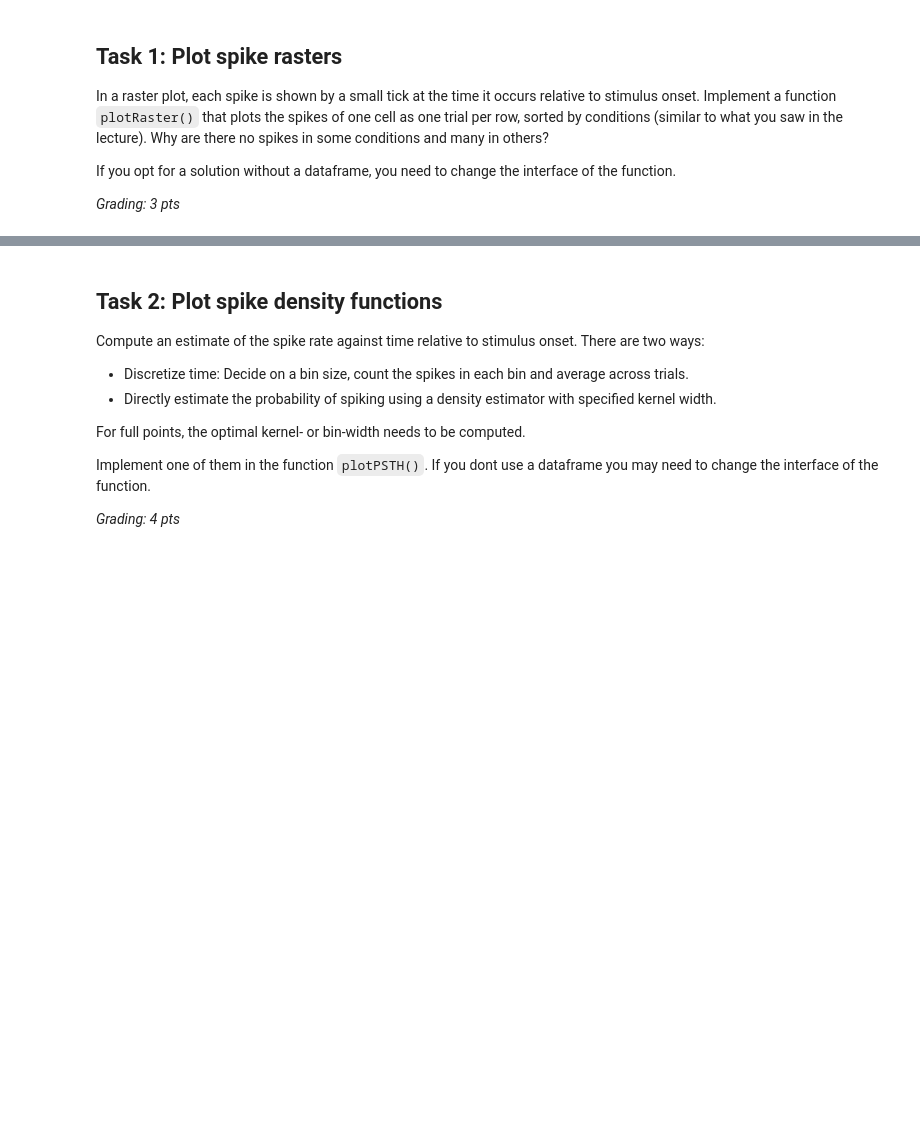
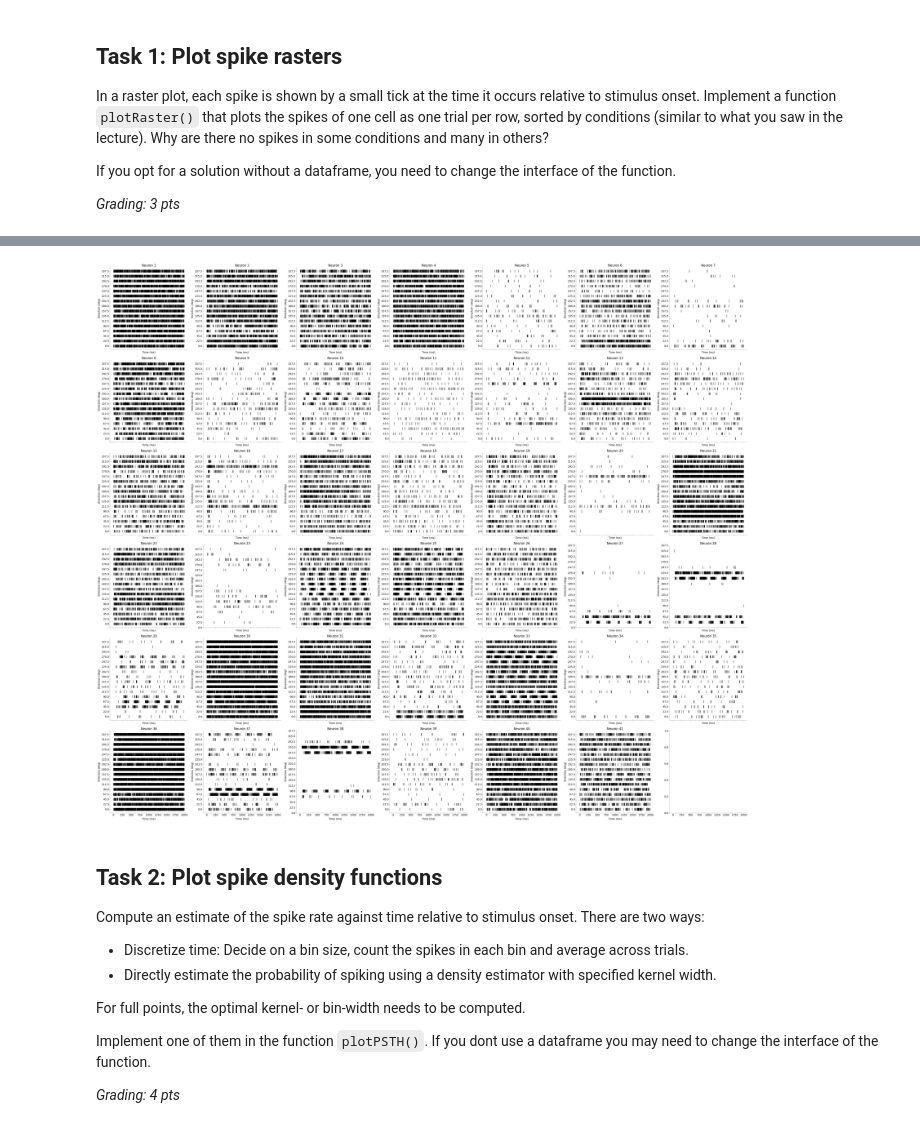
Before and after one commit to toniklenk/NeuralDataScience, a Jupyter notebook: notebooks/CodingLab4.ipynb, the cells around one changed output, grey strips where cells are left out. Drawn from its saved outputs; the diff is of its cells as text; code cells hidden in the pictures; blank space fills up the shorter version.

```diff
--- a/notebooks/CodingLab4.ipynb
+++ b/notebooks/CodingLab4.ipynb
@@ -156,28 +120,0 @@ and explain your choices.
-# %%
-# ---------------------------------
-# Find and explain examples? (1 pt)
-# ---------------------------------
-# plot rasters for all neurons on a 6x8 grid
-fig, axes = plt.subplots(6, 8, figsize=(20, 15), sharex=True, sharey=True)
-fig.suptitle("Spike Rasters for All Neurons", fontsize=16)
-axes = axes.flatten()
-for i, neuron in enumerate(spikes["Neuron"].unique()):
-    ax = axes[i]
-    try:
-        axPlotRaster(
-            spikes,
-            neuron,
-            ax,
-            title=f"Neuron {neuron}",
-        )
-    except ValueError:
-        pass
-        # print(f"Neuron {neuron} has no spikes in the dataset.")
-    # plot x axis label for the last row
-    if i >= 6 * 8 - 8:
-        ax.set_xlabel("Time relative to stimulus onset (ms)")
-    # plot y axis label for the first column
-    if i % 8 == 0:
-        ax.set_ylabel("Direction of motion (degrees)")
-plt.show()
-print("neurons not in the grid dont have spikes in the dataset")
@@ -189,3 +182,12 @@ print("neurons not in the grid dont have spikes in the dataset")
+# %%
+# ---------------------------------
+# Find and explain examples? (1 pt)
+# ---------------------------------
+
+neurons = spikes.Neuron.unique()
+plotRaster(spikes, neurons)
+# %% [output]
+[figure, added]
 # %% [markdown]
 ## Task 2: Plot spike density functions
 
```
Also changed, not shown: parts of 26 cells of this notebook, 1 other file.
